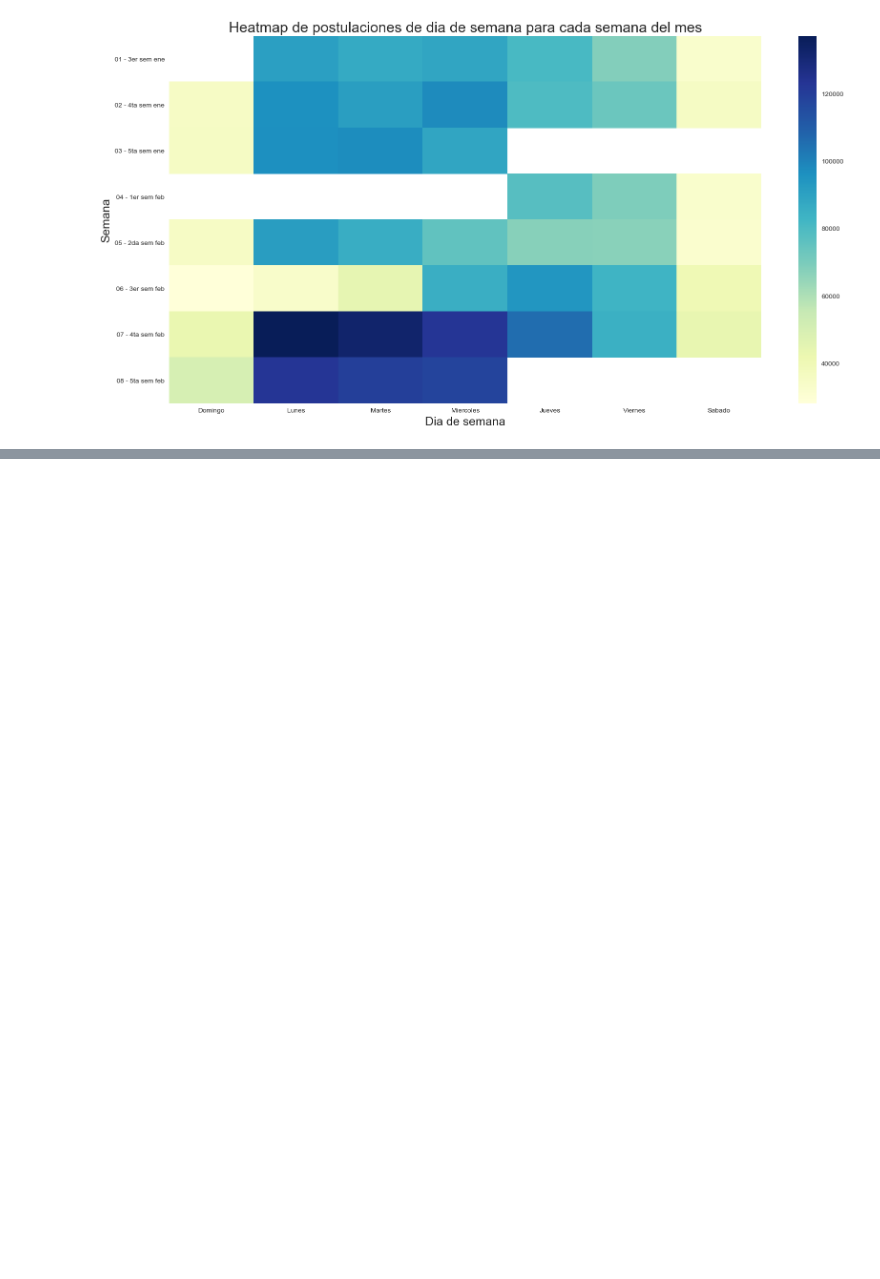
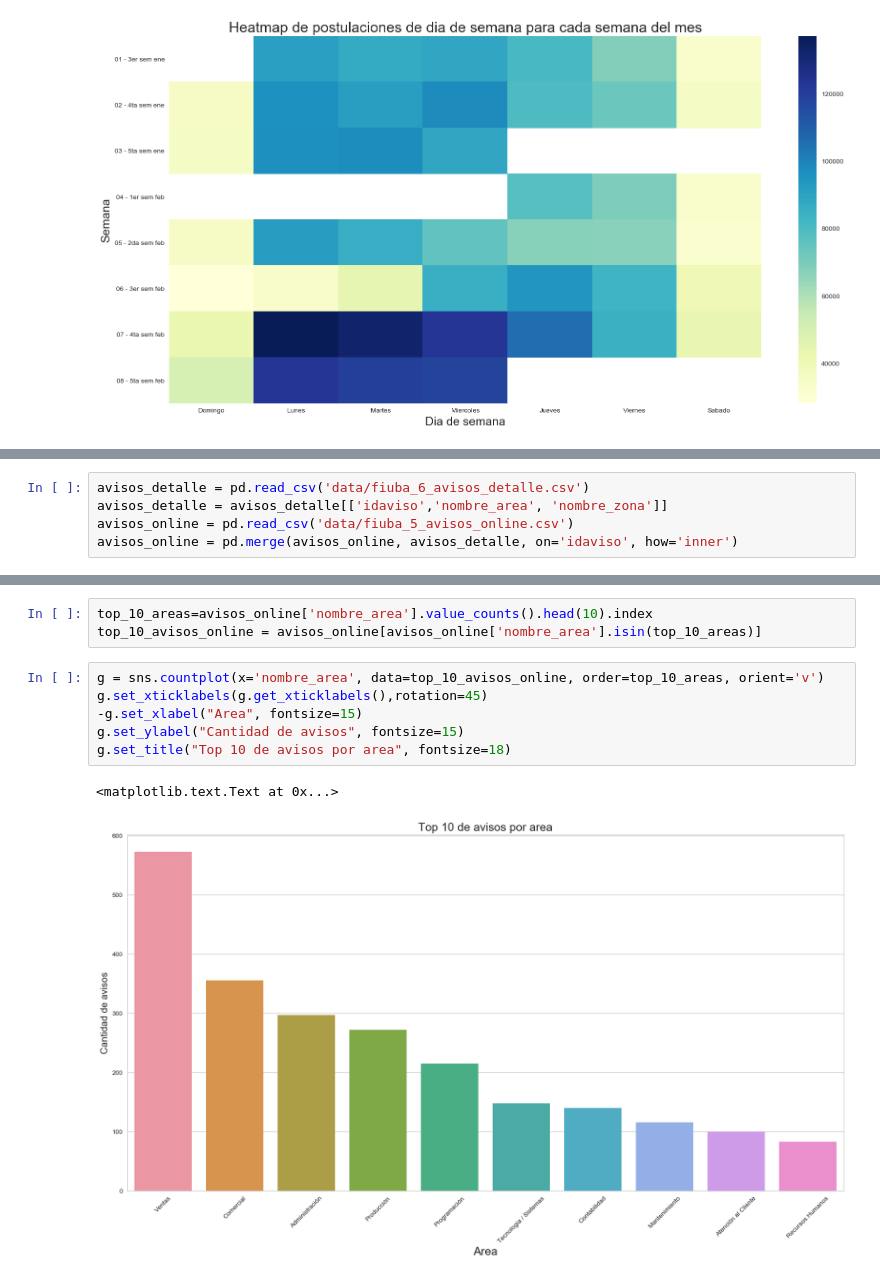
Before and after one commit to pachamama-labs/navent_visualization, a Jupyter notebook: src/Finger 1.ipynb, the cells around one changed output, grey strips where cells are left out. Cells and saved outputs as stored; diff of their text form; blank space fills up the shorter version.

```diff
--- a/src/Finger 1.ipynb
+++ b/src/Finger 1.ipynb
@@ -154,0 +186,5 @@ g.set_ylabel("Semana", fontsize=18)
+# %%
+avisos_detalle = pd.read_csv('data/fiuba_6_avisos_detalle.csv')
+avisos_detalle = avisos_detalle[['idaviso','nombre_area', 'nombre_zona']]
+avisos_online = pd.read_csv('data/fiuba_5_avisos_online.csv')
+avisos_online = pd.merge(avisos_online, avisos_detalle, on='idaviso', how='inner')
@@ -154,0 +200,12 @@ g.set_ylabel("Semana", fontsize=18)
+# %%
+top_10_areas=avisos_online['nombre_area'].value_counts().head(10).index
+top_10_avisos_online = avisos_online[avisos_online['nombre_area'].isin(top_10_areas)]
+# %%
+g = sns.countplot(x='nombre_area', data=top_10_avisos_online, order=top_10_areas, orient='v')
+g.set_xticklabels(g.get_xticklabels(),rotation=45)
+-g.set_xlabel("Area", fontsize=15)
+g.set_ylabel("Cantidad de avisos", fontsize=15)
+g.set_title("Top 10 de avisos por area", fontsize=18)
+# %% [output]
+<matplotlib.text.Text at 0x...>
+[figure, added]
```
Also changed, not shown: parts of 14 cells of this notebook.
